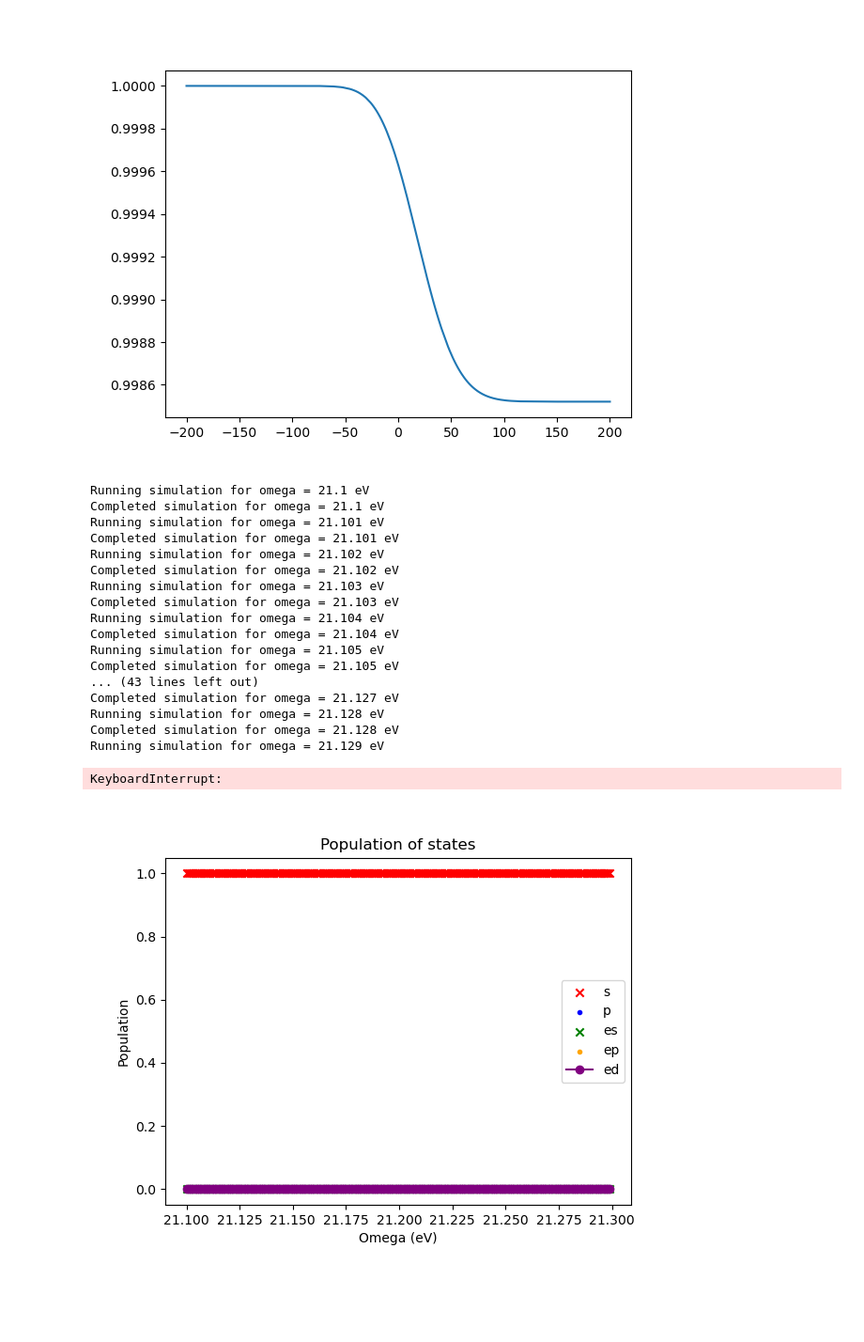
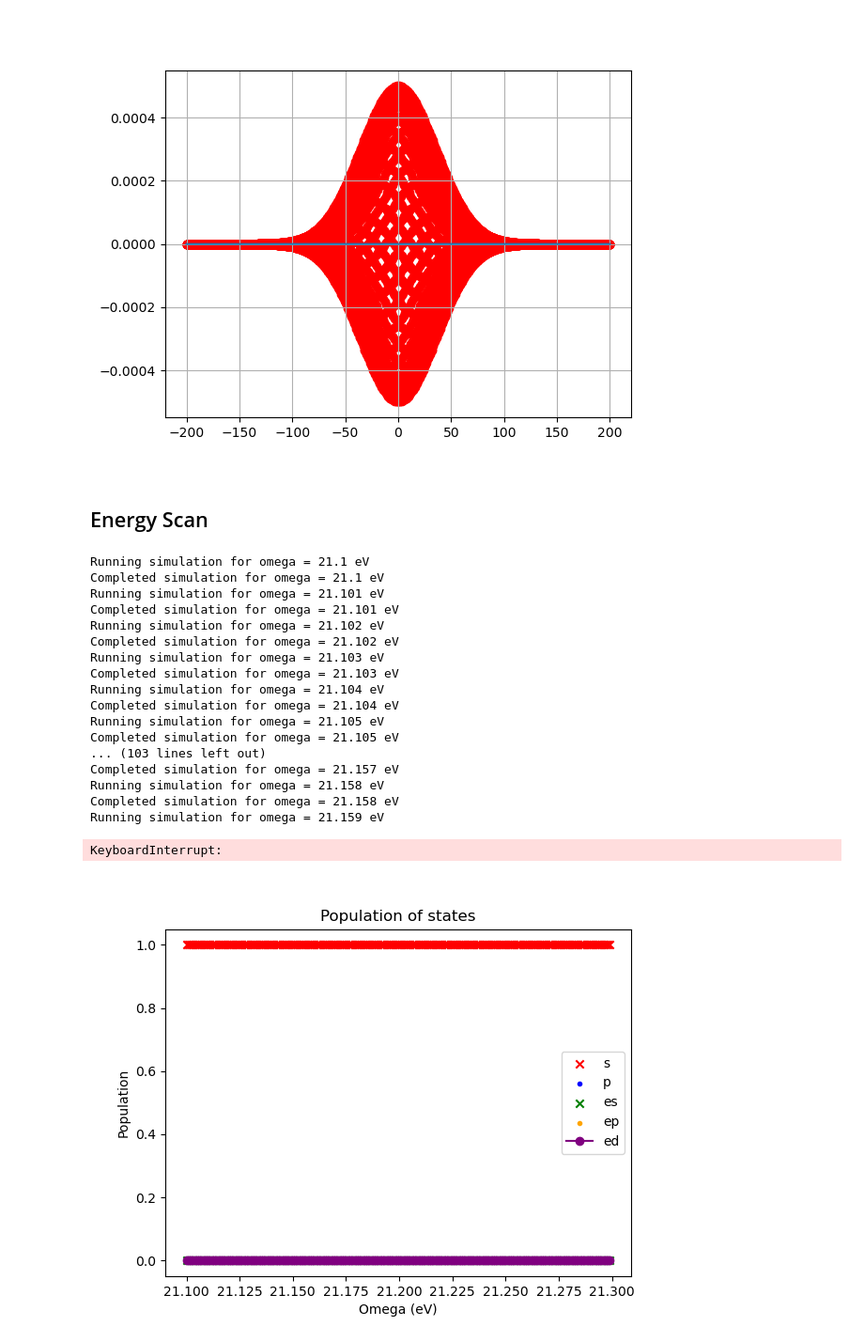
Before and after one commit to HarijyotiMandal/TDSE_CodeV1.1, a Jupyter notebook: V3.4_Fast_automatedTDSEsolver.ipynb, the cells around one changed output. Shown: that part at 94% size. Drawn from its saved outputs; the diff is of its cells as text; code cells hidden in the pictures; blank space fills up the shorter version.

```diff
--- a/V3.4_Fast_automatedTDSEsolver.ipynb
+++ b/V3.4_Fast_automatedTDSEsolver.ipynb
@@ -109,7 +109,7 @@ plt.show()
 # %%
 # Time array(in fs)
 start_time, stop_time = -200,200  # fs
-steps = 100000  # steps
+steps = 10000  # steps
 t_values_SI = np.linspace(start_time, stop_time, steps)  # Time array in femtoseconds
 dt_SI = t_values_SI[1]- t_values_SI[0]
 print(f'Time Step is {np.round(dt_SI*1000, decimals =2)} attoseconds')
@@ -187,7 +187,8 @@ def dipole_matrix(d_ped, d_pes, d_sep, d_sp):
 
 # Define dipole matrix elements
 # d_pes, d_sep, d_ped = 0.001, 0.0002, 0.0015
-d_sp = 0.42
+#d_sp = 0.42
+d_sp = 0
 d_pes, d_sep, d_ped = 0.0015, 0.00015, 0.001
 
 # Calculate dipole matrix element
@@ -243,16 +244,16 @@ def tdse_solver(omega_ev):
         psi_t_pre = np.matmul(dme_eigenvectors, psi_t_eigenbasis)
         #print(f"psi_t_pre: {psi_t_pre}")
         psi_t_u0 = np.matmul(U0_half_dt, psi_t_pre)
-        # Check for NaN values
-        if np.isnan(psi_t_u0).any():
-            print(f"NaN detected at time step {index}, EF: {EF}")
-            print(f"Intermediate values at time step {index}:")
-            print(f"psi_0_u0: {psi_0_u0}")
-            print(f"psi_0_eigenbasis: {psi_0_eigenbasis}")
-            print(f"u_t: {u_t}")
-            print(f"psi_t_eigenbasis: {psi_t_eigenbasis}")
-            print(f"psi_t_pre: {psi_t_pre}")
-            break
+        # # Check for NaN values
+        # if np.isnan(psi_t_u0).any():
+        #     print(f"NaN detected at time step {index}, EF: {EF}")
+        #     print(f"Intermediate values at time step {index}:")
+        #     print(f"psi_0_u0: {psi_0_u0}")
+        #     print(f"psi_0_eigenbasis: {psi_0_eigenbasis}")
+        #     print(f"u_t: {u_t}")
+        #     print(f"psi_t_eigenbasis: {psi_t_eigenbasis}")
+        #     print(f"psi_t_pre: {psi_t_pre}")
+        #     break
         psi_t_list.append(psi_t_u0)
     psi_t_array = np.array(psi_t_list)
     dfs[f'df_psi_{round(omega_ev,4)}'] = pd.DataFrame(psi_t_array, columns=['s', 'p', 'es', 'ep', 'ed'])
@@ -310,16 +328,19 @@ plt.show()
 # %%
+E_field = E_omega(t_values, E0_au, omega_ev*au_energy_conversion, t0_au, tau_au, phi_w)
 plt.figure()
-plt.plot(t_values_SI,np.abs(dfs['df_psi_21.2']['s'])**2)
-#plt.plot(t_values_SI,np.abs(dfs['df_psi_21.2']['p'])**2)
-#plt.scatter(t_values, E_field/1e7, label='$E_{\omega}(t)$', color='r')
-#plt.plot(t_values_SI, np.abs(dfs['df_psi_21.2']['es'])**2, label = 'es')
-#plt.plot(t_values_SI, np.abs(dfs['df_psi_21.2']['ep'])**2, label = 'ep')
-#plt.plot(t_values_SI, np.abs(dfs['df_psi_21.2']['ed'])**2, label = 'ed')
-
+#plt.plot(t_values_SI,np.abs(dfs[f'df_psi_{omega_ev}']['s'])**2)
+plt.plot(t_values_SI,np.abs(dfs[f'df_psi_{omega_ev}']['p'])**2)
+plt.scatter(t_values_SI, E_field*1e1, label='$E_{\omega}(t)$', color='r')
+#plt.plot(t_values_SI, np.abs(dfs[f'df_psi_{omega_ev}']['es'])**2, label = 'es')
+#plt.plot(t_values_SI, np.abs(dfs[f'df_psi_{omega_ev}']['ep'])**2, label = 'ep')
+#plt.plot(t_values_SI, np.abs(dfs[f'df_psi_{omega_ev}']['ed'])**2, label = 'ed')
+plt.grid(True)
 #plt.legend()
 plt.show()
 # %% [output]
-[figure, old version]
+[figure, new version]
+# %% [markdown]
+## Energy Scan
 # %%
 # Running simulations for a range of omega values
 steps_eV = 0.001
@@ -361,11 +382,11 @@ Running simulation for omega = 21.104 eV
 Completed simulation for omega = 21.104 eV
 Running simulation for omega = 21.105 eV
 Completed simulation for omega = 21.105 eV
-... (43 lines left out)
-Completed simulation for omega = 21.127 eV
-Running simulation for omega = 21.128 eV
-Completed simulation for omega = 21.128 eV
-Running simulation for omega = 21.129 eV
+... (103 lines left out)
+Completed simulation for omega = 21.157 eV
+Running simulation for omega = 21.158 eV
+Completed simulation for omega = 21.158 eV
+Running simulation for omega = 21.159 eV
 KeyboardInterrupt:
 # %%
 populations = []
```
Also changed, not shown: parts of 8 cells of this notebook, 24 other files.
